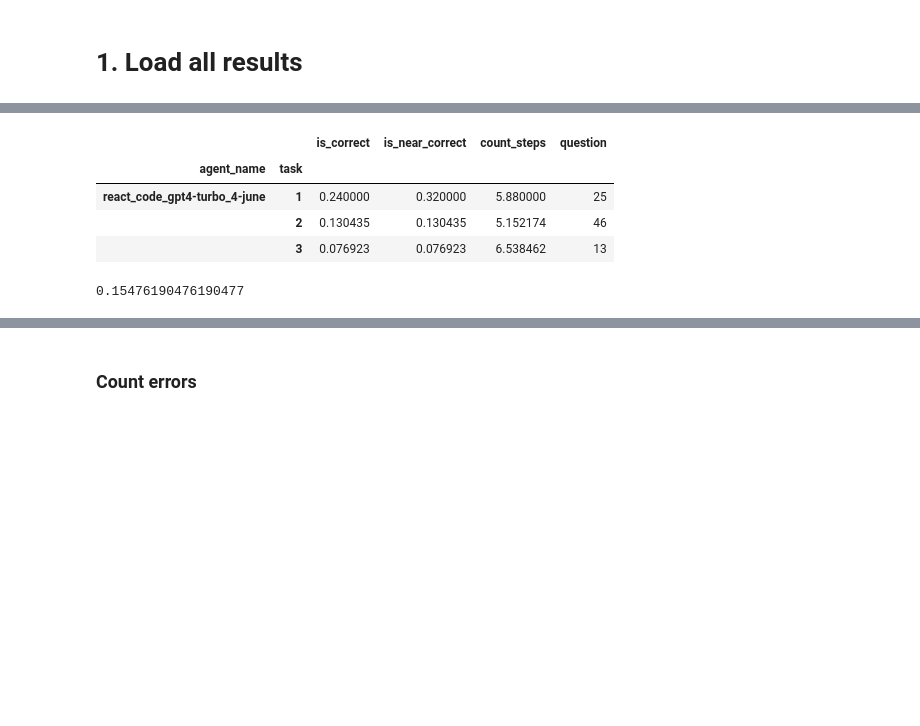
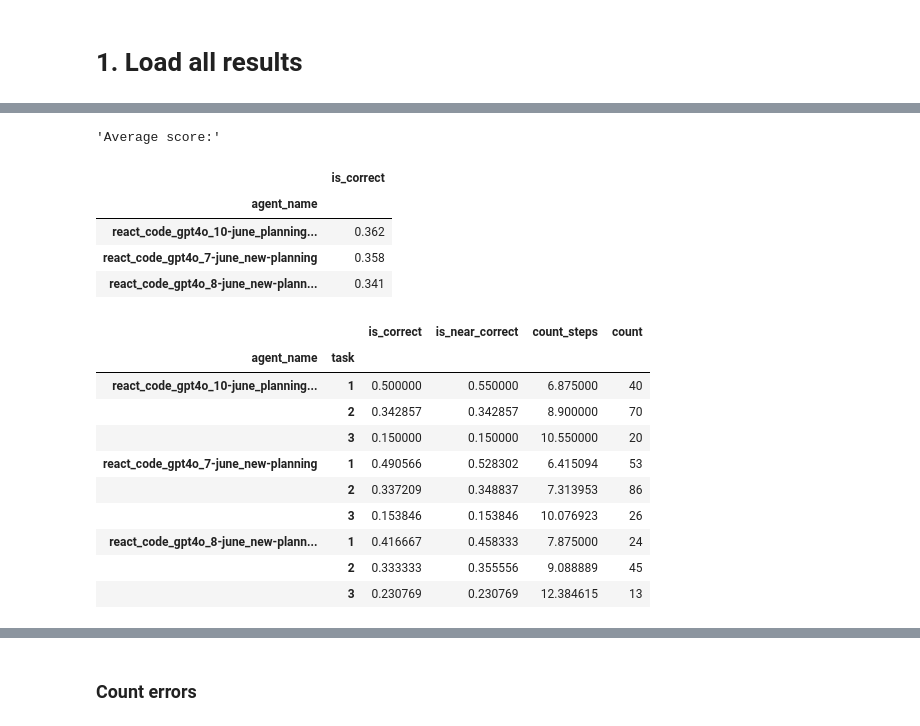
Before and after one commit to aymeric-roucher/agent_reasoning_benchmark, a Jupyter notebook: benchmark_gaia.ipynb, the cells around one changed output, grey strips where cells are left out. Saved outputs shown, nothing was run; the diff lists cells and outputs as text; code cells hidden in the pictures; blank space fills up the shorter version.

```diff
--- a/benchmark_gaia.ipynb
+++ b/benchmark_gaia.ipynb
@@ -70,7 +70,10 @@ result_df["count_steps"] = result_df["intermediate_steps"].apply(len)
 
 
 def find_attachment(question):
-    matches = eval_df.loc[eval_df["question"] == question, "file_name"]
+    print("okkkk:", question)
+    matches = eval_df.loc[
+        eval_df["question"].apply(lambda x: x in question), "file_name"
+    ]
 
     if len(matches) == 0:
         return "Not found"
@@ -152,17 +159,23 @@ selection_name_code_gpt4_give_file_names = (
     "react_code_gpt4_3-june_give_file_names_directly"
 )
 selection_name_gpt4o_new_browser = "react_code_gpt4o_4-june_new_browser"
+gpt4o_new_planning_rate4 = "react_code_gpt4o_7-june_new-planning"
+gpt4o_new_planning_rate2 = "react_code_gpt4o_8-june_new-planning_rate2"
+gpt4o_planning_inspection = "react_code_gpt4o_10-june_planning2_initial-file-inspection"
 selection_name_recent_llama3_70 = "react_code_llama-3-70b_4-june"
+autogen = "autogen_gpt4_3-june"
+
+list_versions = [
+    gpt4o_new_planning_rate4,
+    gpt4o_new_planning_rate2,
+    gpt4o_planning_inspection,
+]
 
 # submission_selection_name = "react_code_llama3-70b_02-05_full-gaia-validation-code"
-sel_df = result_df.loc[
-    result_df["agent_name"].isin(
-        [
-            selection_name_gpt4_turbo,
-        ]
-    )
-]
-sel_df = sel_df.drop_duplicates(subset=["question"])
-display(sel_df["task"].value_counts())
-assert sel_df["question"].value_counts().max() == 1, "Some questions are duplicate!"
+sel_df = result_df.loc[result_df["agent_name"].isin(list_versions)]
+display(sel_df["agent_name"].value_counts())
+sel_df = sel_df.drop_duplicates(subset=["agent_name", "question"])
+display(sel_df.groupby("agent_name")[["task"]].value_counts())
+print("Total length:", len(sel_df), "- is complete:", len(sel_df) == 165)
+# assert sel_df["question"].value_counts().max() == len(list_versions), "Some questions are duplicate!"
 # %% [output]
@@ -183,21 +215,34 @@ sel_df.loc[
 # %%
+display("Average score:", sel_df.groupby("agent_name")[["is_correct"]].mean().round(3))
 display(
     sel_df.groupby(["agent_name", "task"])[
         ["is_correct", "is_near_correct", "count_steps", "question"]
-    ].agg(
+    ]
+    .agg(
         {
             "is_correct": "mean",
             "is_near_correct": "mean",
             "count_steps": "mean",
             "question": "count",
         }
     )
+    .rename(columns={"question": "count"})
 )
-print(sel_df["is_correct"].mean())
 # %% [output]
+'Average score:'
-|  |  | is_correct | is_near_correct | count_steps | question |
-| agent_name | task |  |  |  |  |
-| react_code_gpt4-turbo_4-june | 1 | 0.240000 | 0.320000 | 5.880000 | 25 |
-|  | 2 | 0.130435 | 0.130435 | 5.152174 | 46 |
-|  | 3 | 0.076923 | 0.076923 | 6.538462 | 13 |
+|  | is_correct |
+| agent_name |  |
+| react_code_gpt4o_10-june_planning... | 0.362 |
+| react_code_gpt4o_7-june_new-planning | 0.358 |
+| react_code_gpt4o_8-june_new-plann... | 0.341 |
-0.15476190476190477
+|  |  | is_correct | is_near_correct | count_steps | count |
+| agent_name | task |  |  |  |  |
+| react_code_gpt4o_10-june_planning... | 1 | 0.500000 | 0.550000 | 6.875000 | 40 |
+|  | 2 | 0.342857 | 0.342857 | 8.900000 | 70 |
+|  | 3 | 0.150000 | 0.150000 | 10.550000 | 20 |
+| react_code_gpt4o_7-june_new-planning | 1 | 0.490566 | 0.528302 | 6.415094 | 53 |
+|  | 2 | 0.337209 | 0.348837 | 7.313953 | 86 |
+|  | 3 | 0.153846 | 0.153846 | 10.076923 | 26 |
+| react_code_gpt4o_8-june_new-plann... | 1 | 0.416667 | 0.458333 | 7.875000 | 24 |
+|  | 2 | 0.333333 | 0.355556 | 9.088889 | 45 |
+|  | 3 | 0.230769 | 0.230769 | 12.384615 | 13 |
```
Also changed, not shown: parts of 22 cells of this notebook, 18 other files.
